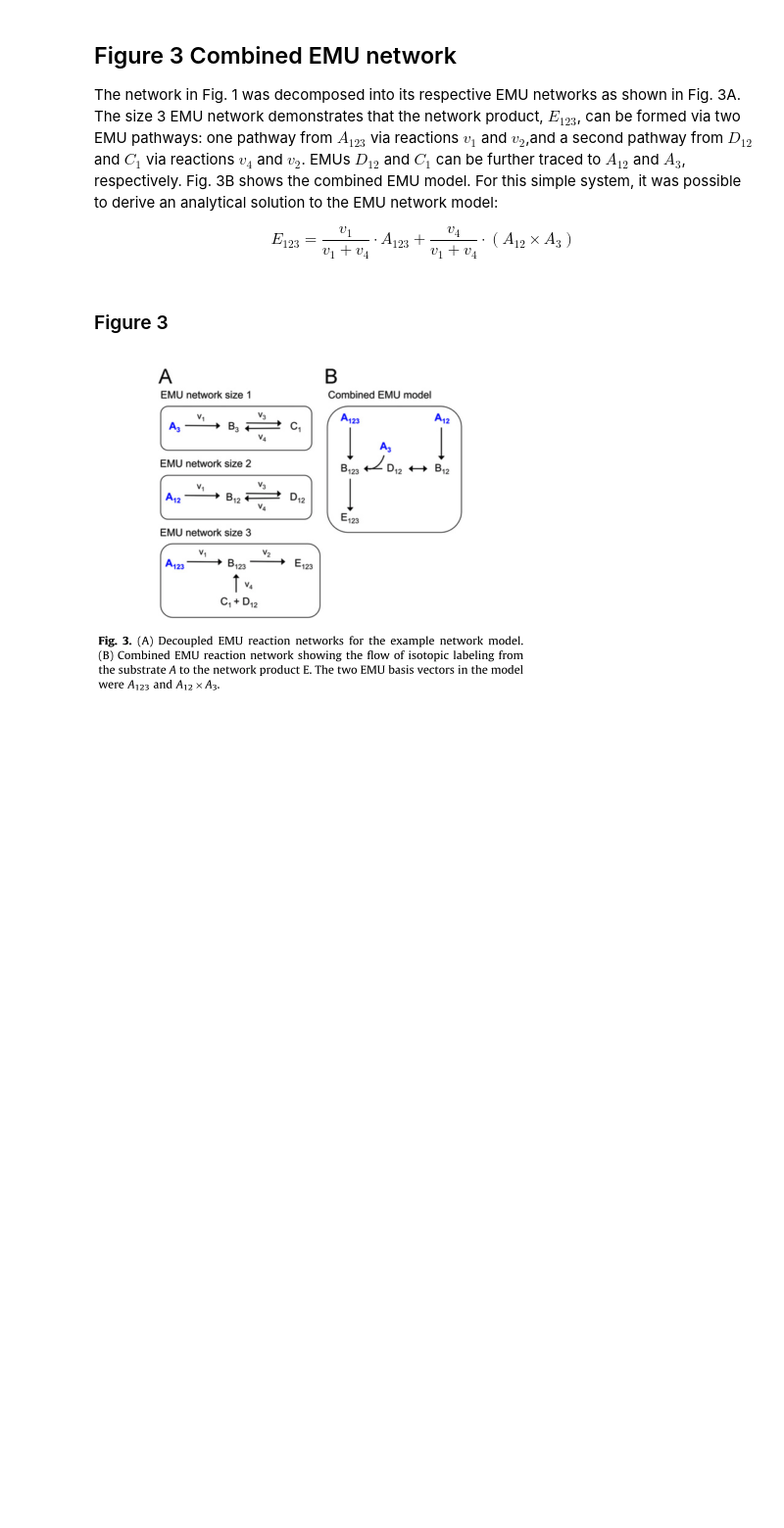
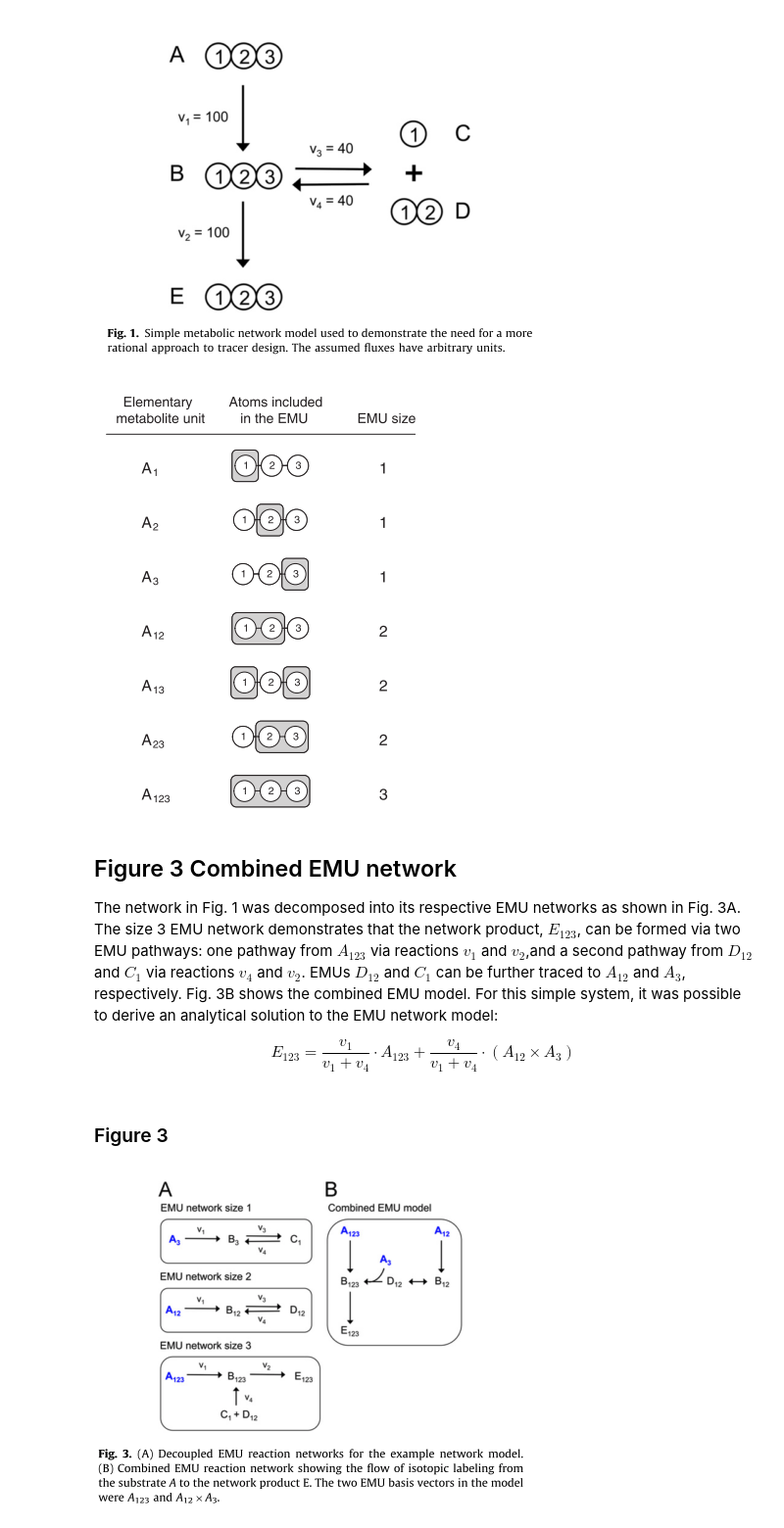
Before and after one commit to AgileBioFoundry/EMSL-Summer-School-2021-fluxomics, a Jupyter notebook: flux observability analysis.ipynb, the cells around one changed output. Shown at 98% size. Saved outputs shown, nothing was run; the diff lists cells and outputs as text; code cells hidden in the pictures; blank space fills up the shorter version.

Commit message:
Provided intro and definitions. Added Figure 1 and EMU definition

```diff
--- a/flux observability analysis.ipynb
+++ b/flux observability analysis.ipynb
@@ -8,3 +13,10 @@ EMUs to form the product. By definition, EMU basis vectors have the same EMU siz
+# %%
+from IPython.display import Image, display
+display(Image('Figure1.png'))
+display(Image('EMU_definition.png'))
+# %% [output]
+[figure, added]
+[figure, added]
 # %% [markdown]
 ## Figure 3 Combined EMU network ##
 
```
Also changed, not shown: parts of 2 cells of this notebook, 2 other files.
